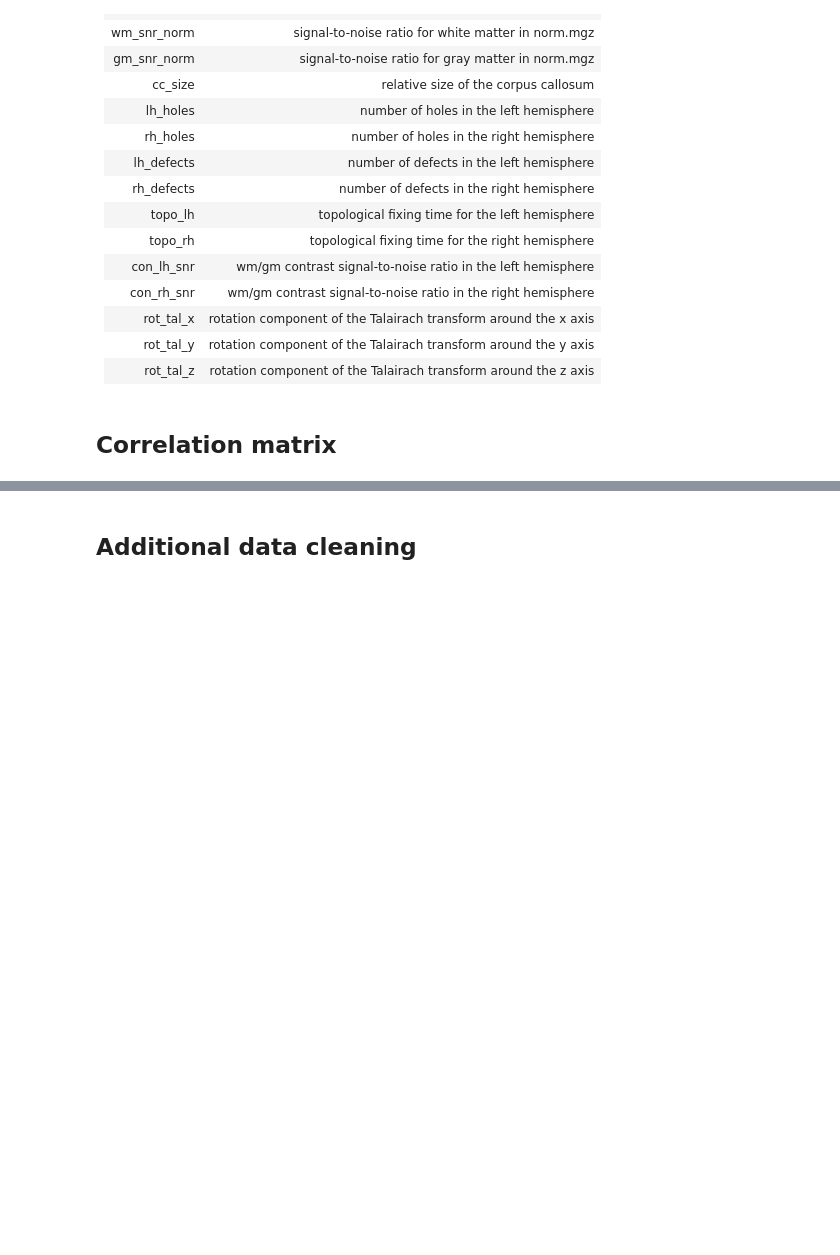
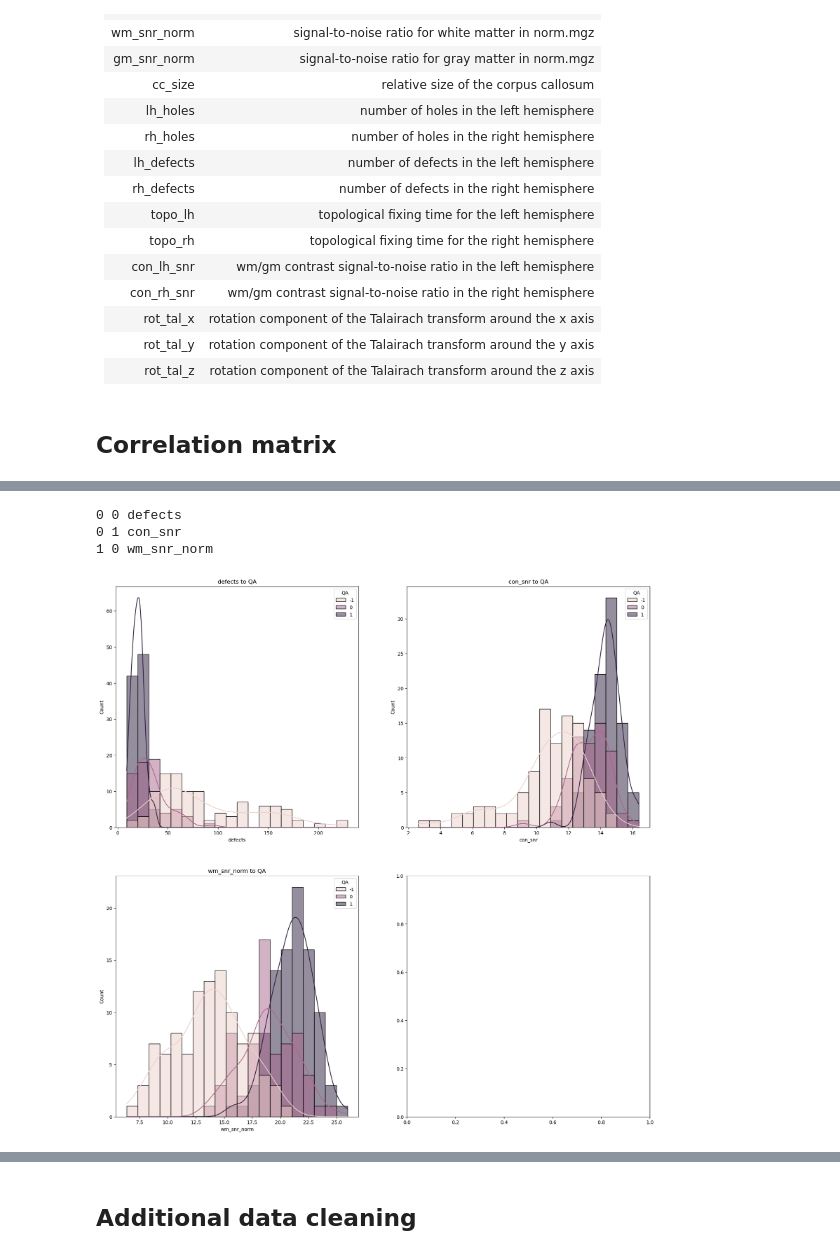
Before and after one commit to emnigma/mri-data-ml, a Jupyter notebook: main.ipynb, the cells around one changed output, grey strips where cells are left out. Cells and saved outputs as stored; diff of their text form; code cells hidden in the pictures; blank space fills up the shorter version.

```diff
--- a/main.ipynb
+++ b/main.ipynb
@@ -80,0 +87,24 @@ sns.heatmap(c, cmap="BrBG", annot=True)
+# %%
+import itertools
+
+from ml.utils import load_cleaned_dataset
+
+features = ["defects", "con_snr", "wm_snr_norm"]
+
+X, y = load_cleaned_dataset()
+
+
+fig, axs = plt.subplots(2, 2)
+fig.set_size_inches(20, 20)
+
+for (i1, i2), feature in zip(itertools.product([0, 1], [0, 1]), features):
+    print(i1, i2, feature)
+    # axs[i1, i2].scatter(df[feature], df[target])
+    axs[i1, i2].set_title(f"{feature} to QA")
+
+    sns.histplot(x=X[feature], bins=20, kde=True, ax=axs[i1, i2], hue=y)
+# %% [output]
+0 0 defects
+0 1 con_snr
+1 0 wm_snr_norm
+[figure, added]
```
Also changed, not shown: parts of 19 cells of this notebook.
